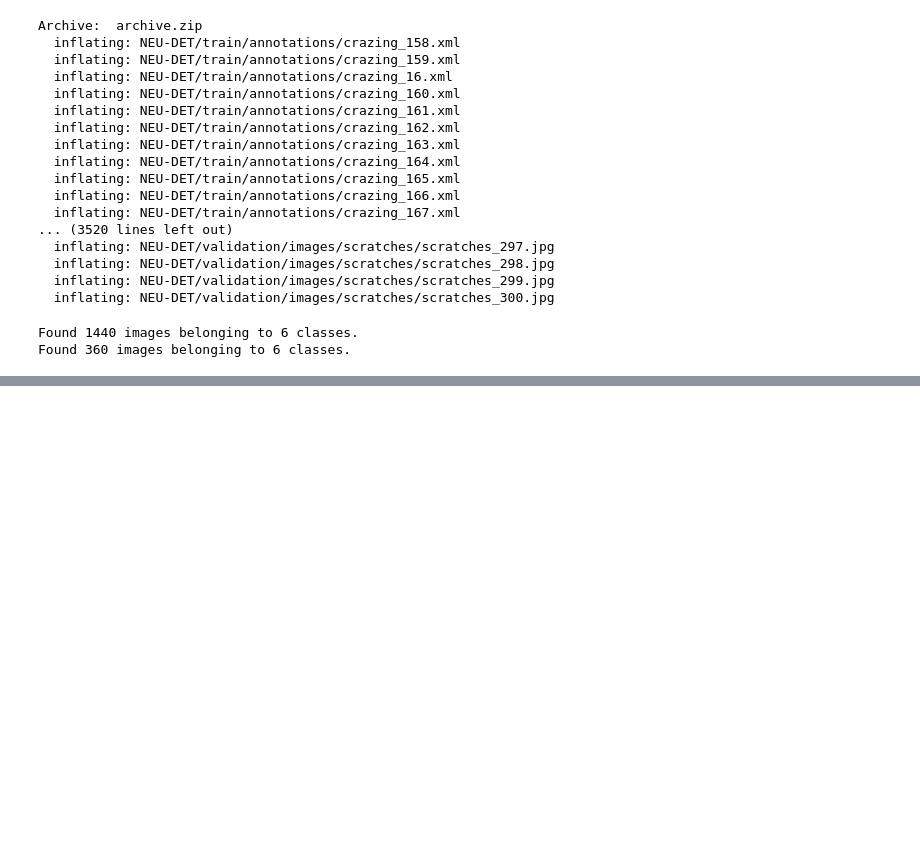
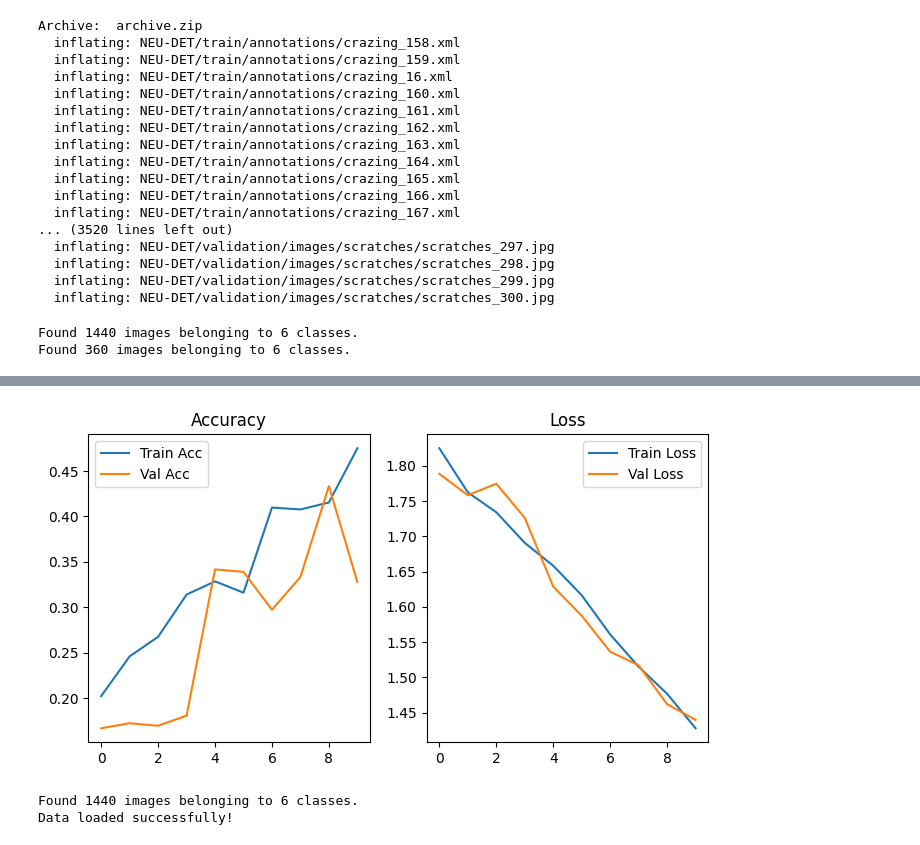
Before and after one commit to zaksz1991/transfer_learning_quality_control, a Jupyter notebook: transfer_learning_quality_control.ipynb, the cells around one changed output, grey strips where cells are left out. Cells and saved outputs as stored; diff of their text form; code cells hidden in the pictures; blank space fills up the shorter version.

```diff
--- a/transfer_learning_quality_control.ipynb
+++ b/transfer_learning_quality_control.ipynb
@@ -147,0 +183,45 @@ DECISION: Product passed (Low defect confidence)
+# %%
+import matplotlib.pyplot as plt
+
+# Assuming 'history' is the object from your first training phase
+acc = history.history['accuracy']
+val_acc = history.history['val_accuracy']
+loss = history.history['loss']
+val_loss = history.history['val_loss']
+
+plt.figure(figsize=(8, 4))
+plt.subplot(1, 2, 1)
+plt.plot(acc, label='Train Acc')
+plt.plot(val_acc, label='Val Acc')
+plt.legend()
+plt.title('Accuracy')
+
+plt.subplot(1, 2, 2)
+plt.plot(loss, label='Train Loss')
+plt.plot(val_loss, label='Val Loss')
+plt.legend()
+plt.title('Loss')
+plt.show()
+# %% [output]
+[figure, added]
+# %%
+import os
+# Point to the folder that contains your category folders
+# Example: If your images are in 'NEU-DET/train/images'
+data_dir = 'NEU-DET/train/images'
+
+from tensorflow.keras.preprocessing.image import ImageDataGenerator
+
+datagen = ImageDataGenerator(rescale=1./255, validation_split=0.2)
+
+train_generator = datagen.flow_from_directory(
+    data_dir,
+    target_size=(224, 224),
+    batch_size=32,
+    class_mode='categorical'
+)
+
+print("Data loaded successfully!")
+# %% [output]
+Found 1440 images belonging to 6 classes.
+Data loaded successfully!
```
Also changed, not shown: parts of 7 cells of this notebook, 1 other file.
